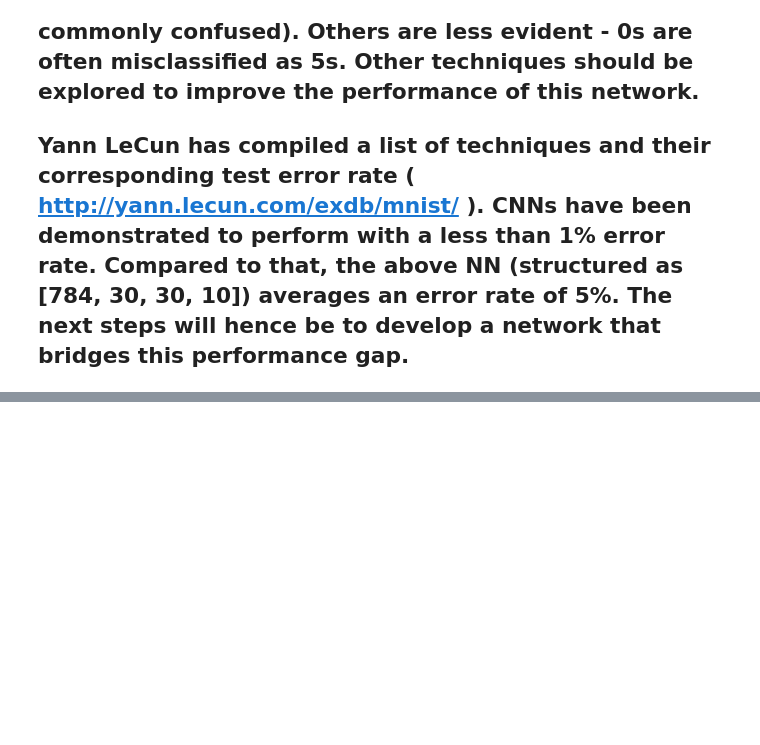
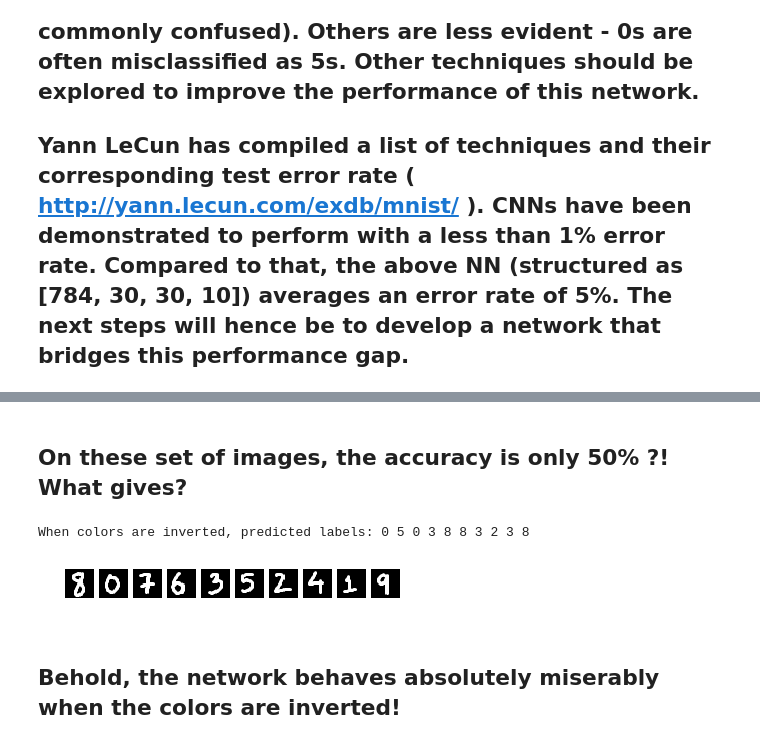
Before and after one commit to kvenkman/mnist_demo, a Jupyter notebook: DL_NN Chapter 1.ipynb, the cells around one changed output, grey strips where cells are left out. Saved outputs shown, nothing was run; the diff lists cells and outputs as text; code cells hidden in the pictures; blank space fills up the shorter version.

```diff
--- a/DL_NN Chapter 1.ipynb
+++ b/DL_NN Chapter 1.ipynb
@@ -258,0 +285,20 @@ Ground truth: 8 7 4 7 8 4 4 9 2 1 ; Predicted label: 5 3 2 2 9 6 9 1 4 7
+# %% [markdown]
+## On these set of images, the accuracy is only 50% ?! What gives?
+# %%
+predicted_labels = "When colors are inverted, predicted labels: "
+n_examples = len(files)
+for i in range(n_examples):
+    img = mpimg.imread(files[i])
+    img = np.sum(img, axis=2)/3. # Flattening the image to remove RGB information
+    #img = 1-img # So that black pixels are 'hot', and the background is white.
+    plt.subplot(1, n_examples, i+1)
+    plt.imshow(img, cmap = 'binary')
+    plt.axis('off')
+    predicted_labels += str(np.argmax(net.feedforward(img.reshape(784, 1)))) + " "
+
+print(predicted_labels)
+# %% [output]
+When colors are inverted, predicted labels: 0 5 0 3 8 8 3 2 3 8
+[figure, added]
+# %% [markdown]
+## Behold, the network behaves absolutely miserably when the colors are inverted!
```
Also changed, not shown: parts of 10 cells of this notebook.
